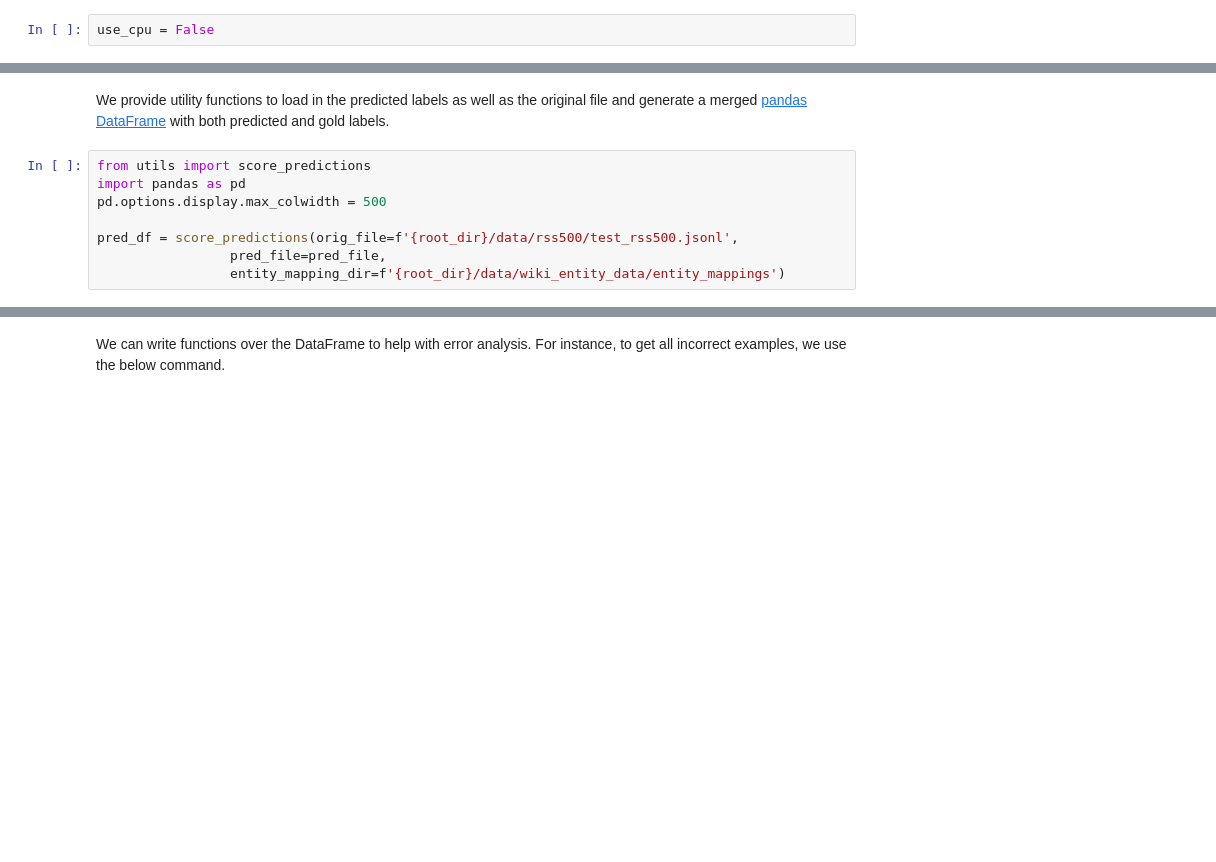
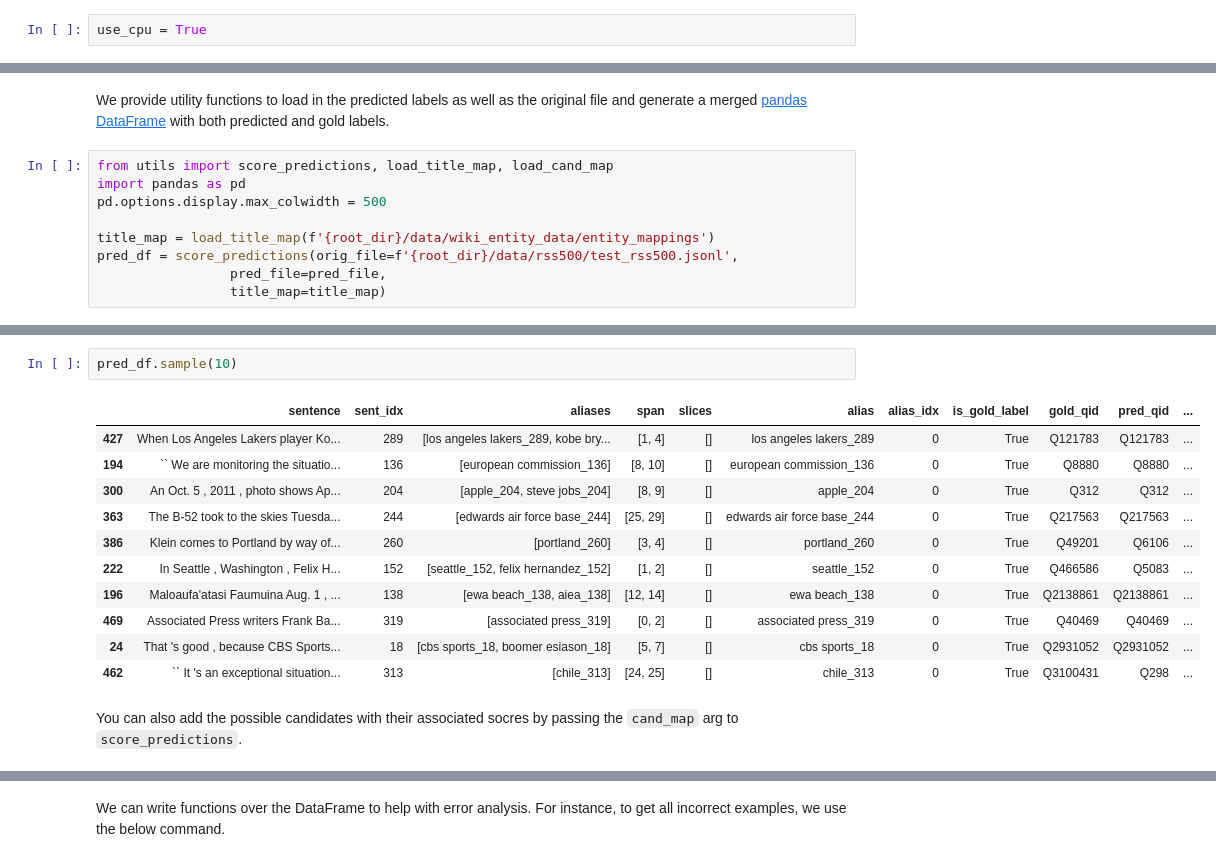
Before and after one commit to HazyResearch/bootleg, a Jupyter notebook: tutorials/benchmark_tutorial.ipynb, the cells around one changed output, grey strips where cells are left out. Cells and saved outputs as stored; diff of their text form; blank space fills up the shorter version.

```diff
--- a/tutorials/benchmark_tutorial.ipynb
+++ b/tutorials/benchmark_tutorial.ipynb
@@ -38,5 +39,5 @@ If you do not have a GPU with at least 12GB of memory available, set the below t
 # %%
-use_cpu = False
+use_cpu = True
 # %% [markdown]
 Load the model config so we can set additional parameters and load the saved model during evaluation.
 # %%
@@ -128,10 +129,11 @@ pred_file, _ = run.model_eval(args=config_args, mode="dump_preds", logger=logger
 # %% [markdown]
 We provide utility functions to load in the predicted labels as well as the original file and generate a merged [pandas DataFrame](https://pandas.pydata.org/pandas-docs/stable/user_guide/10min.html) with both predicted and gold labels.
 # %%
-from utils import score_predictions
+from utils import score_predictions, load_title_map, load_cand_map
 import pandas as pd
 pd.options.display.max_colwidth = 500
 
+title_map = load_title_map(f'{root_dir}/data/wiki_entity_data/entity_mappings')
 pred_df = score_predictions(orig_file=f'{root_dir}/data/rss500/test_rss500.jsonl',
                  pred_file=pred_file,
-                 entity_mapping_dir=f'{root_dir}/data/wiki_entity_data/entity_mappings')
+                 title_map=title_map)
@@ -139,0 +176,16 @@ Let's take a look at the DataFrame! We include the sentence, the aliases we want
+# %%
+pred_df.sample(10)
+# %% [output]
+|  | sentence | sent_idx | aliases | span | slices | alias | alias_idx | is_gold_label | gold_qid | pred_qid | ... |
+| 427 | When Los Angeles Lakers player Ko... | 289 | [los angeles lakers_289, kobe bry... | [1, 4] | [] | los angeles lakers_289 | 0 | True | Q121783 | Q121783 | ... |
+| 194 | `` We are monitoring the situatio... | 136 | [european commission_136] | [8, 10] | [] | european commission_136 | 0 | True | Q8880 | Q8880 | ... |
+| 300 | An Oct. 5 , 2011 , photo shows Ap... | 204 | [apple_204, steve jobs_204] | [8, 9] | [] | apple_204 | 0 | True | Q312 | Q312 | ... |
+| 363 | The B-52 took to the skies Tuesda... | 244 | [edwards air force base_244] | [25, 29] | [] | edwards air force base_244 | 0 | True | Q217563 | Q217563 | ... |
+| 386 | Klein comes to Portland by way of... | 260 | [portland_260] | [3, 4] | [] | portland_260 | 0 | True | Q49201 | Q6106 | ... |
+| 222 | In Seattle , Washington , Felix H... | 152 | [seattle_152, felix hernandez_152] | [1, 2] | [] | seattle_152 | 0 | True | Q466586 | Q5083 | ... |
+| 196 | Maloaufa'atasi Faumuina Aug. 1 , ... | 138 | [ewa beach_138, aiea_138] | [12, 14] | [] | ewa beach_138 | 0 | True | Q2138861 | Q2138861 | ... |
+| 469 | Associated Press writers Frank Ba... | 319 | [associated press_319] | [0, 2] | [] | associated press_319 | 0 | True | Q40469 | Q40469 | ... |
+| 24 | That 's good , because CBS Sports... | 18 | [cbs sports_18, boomer esiason_18] | [5, 7] | [] | cbs sports_18 | 0 | True | Q2931052 | Q2931052 | ... |
+| 462 | `` It 's an exceptional situation... | 313 | [chile_313] | [24, 25] | [] | chile_313 | 0 | True | Q3100431 | Q298 | ... |
+# %% [markdown]
+You can also add the possible candidates with their associated socres by passing the `cand_map` arg to `score_predictions`.
```
Also changed, not shown: parts of 18 cells of this notebook, 59 other files.
